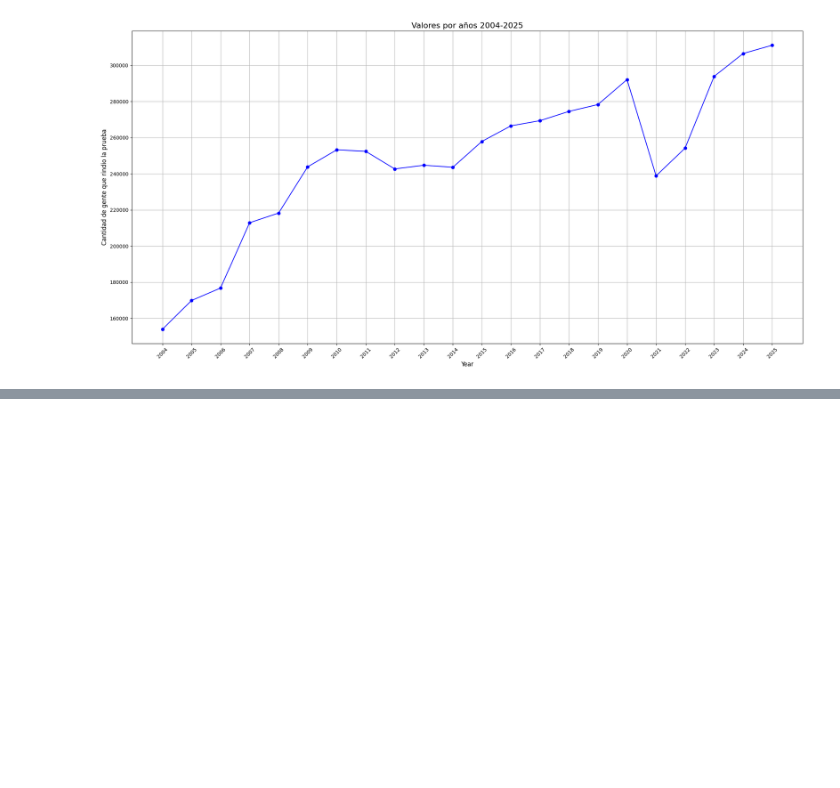
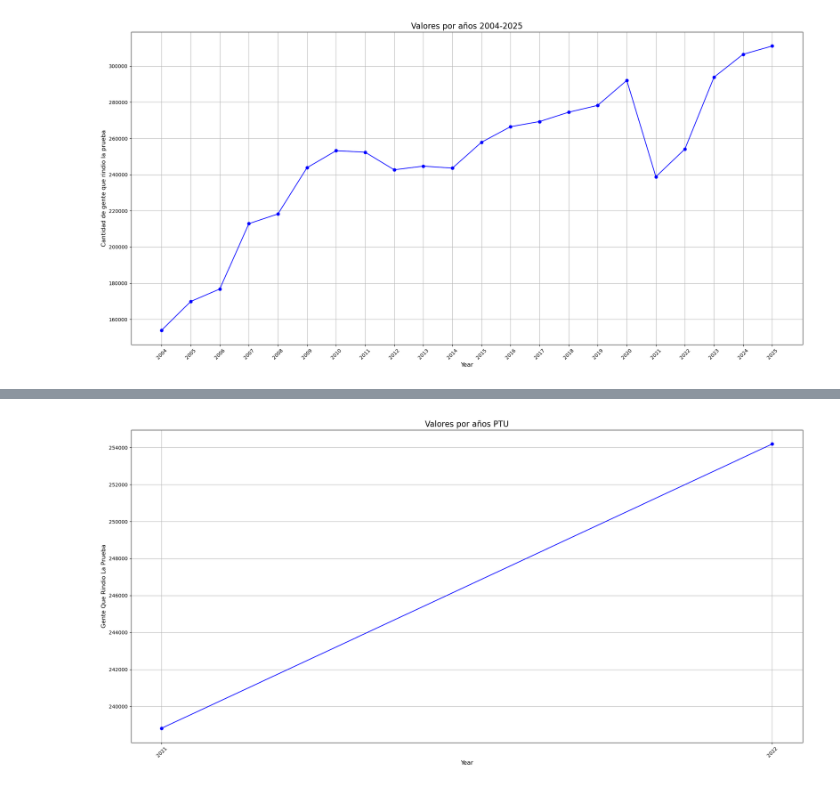
Before and after one commit to Proyecto-IMT-2200/2025-2, a Jupyter notebook: NoteBooks/Presentacion.ipynb, the cells around one changed output, grey strips where cells are left out. Cells and saved outputs as stored; diff of their text form; code cells hidden in the pictures; blank space fills up the shorter version.

```diff
--- a/NoteBooks/Presentacion.ipynb
+++ b/NoteBooks/Presentacion.ipynb
@@ -12,0 +89,4 @@ display(Image(filename='graficos-imagenes/pregunta1.png'))
+# %%
+display(Image(filename='graficos-imagenes/pregunta2ptu.png'))
+# %% [output]
+[figure, added]
```
Also changed, not shown: parts of 18 cells of this notebook, 11 other files.
